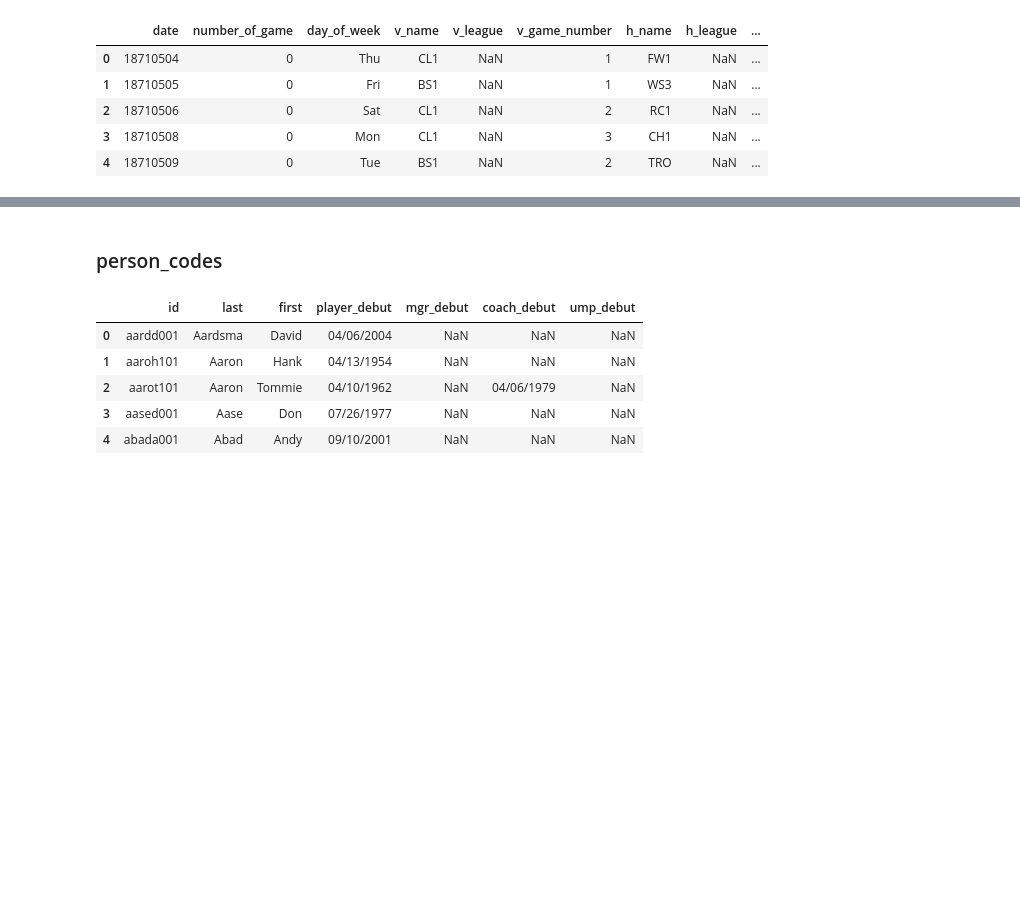
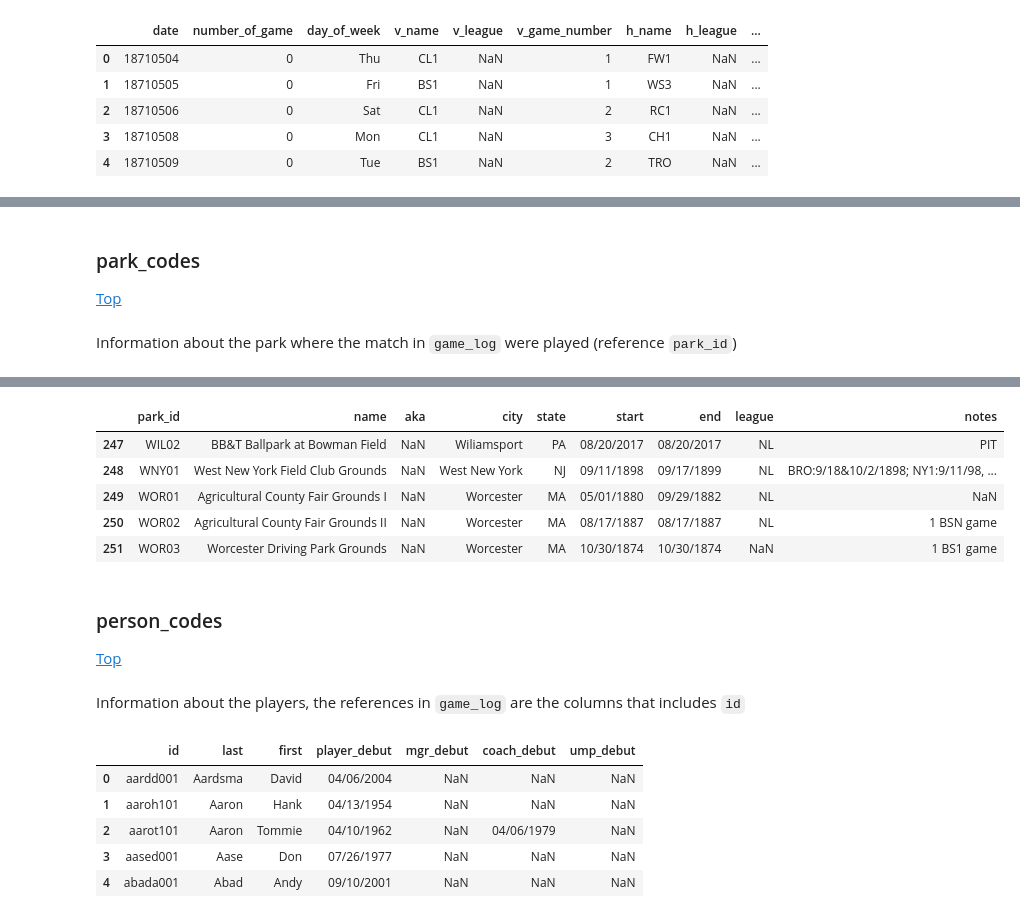
Before and after one commit to lucabro81/dataquest-projects, a Jupyter notebook: 11_designing_and_creating_a_database/designing_and_creating_a_database.ipynb, the cells around one changed output, grey strips where cells are left out. Drawn from its saved outputs; the diff is of its cells as text; code cells hidden in the pictures; blank space fills up the shorter version.

```diff
--- a/11_designing_and_creating_a_database/designing_and_creating_a_database.ipynb
+++ b/11_designing_and_creating_a_database/designing_and_creating_a_database.ipynb
@@ -77,3 +348,8 @@ game_log.head()
+# %% [markdown]
+### <a id='park_codes'></a> park_codes
+[Top](#Index)
+# %% [markdown]
+Information about the park where the match in `game_log` were played (reference `park_id`)
 # %%
 park_codes = data['park_codes']
 park_codes.head()
@@ -84,8 +360,20 @@ park_codes.head()
 | 2 | ANA01 | Angel Stadium of Anaheim | Edison Field; Anaheim Stadium | Anaheim | CA | 04/19/1966 | NaN | AL | NaN |
 | 3 | ARL01 | Arlington Stadium | NaN | Arlington | TX | 04/21/1972 | 10/03/1993 | AL | NaN |
 | 4 | ARL02 | Rangers Ballpark in Arlington | The Ballpark in Arlington; Ameriq... | Arlington | TX | 04/11/1994 | NaN | AL | NaN |
-# %% [markdown]
-### person_codes
+# %%
+park_codes.tail()
+# %% [output]
+|  | park_id | name | aka | city | state | start | end | league | notes |
+| 247 | WIL02 | BB&T Ballpark at Bowman Field | NaN | Wiliamsport | PA | 08/20/2017 | 08/20/2017 | NL | PIT |
+| 248 | WNY01 | West New York Field Club Grounds | NaN | West New York | NJ | 09/11/1898 | 09/17/1899 | NL | BRO:9/18&10/2/1898; NY1:9/11/98, ... |
+| 249 | WOR01 | Agricultural County Fair Grounds I | NaN | Worcester | MA | 05/01/1880 | 09/29/1882 | NL | NaN |
+| 250 | WOR02 | Agricultural County Fair Grounds II | NaN | Worcester | MA | 08/17/1887 | 08/17/1887 | NL | 1 BSN game |
+| 251 | WOR03 | Worcester Driving Park Grounds | NaN | Worcester | MA | 10/30/1874 | 10/30/1874 | NaN | 1 BS1 game |
+# %% [markdown]
+### <a id='person_codes'></a> person_codes
+[Top](#Index)
+# %% [markdown]
+Information about the players, the references in `game_log` are the columns that includes `id`
 # %%
 person_codes = data['person_codes']
 person_codes.head()
```
Also changed, not shown: parts of 27 cells of this notebook, 1 other file.
